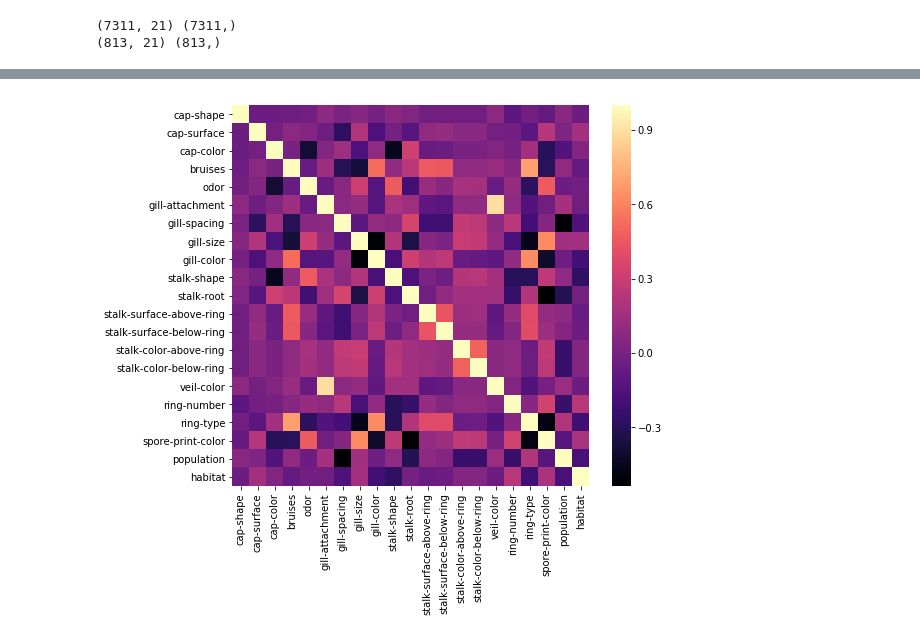
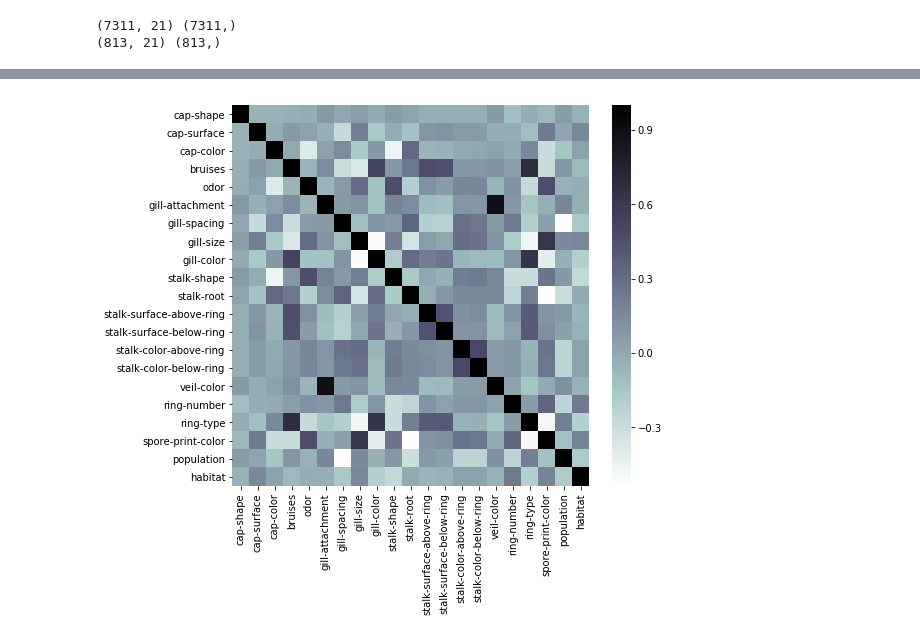
Before and after one commit to skaraoglu/LR-NB-Foundations, a Jupyter notebook: LogisticRegression&GaussianNaiveBayes.ipynb, the cells around one changed output, grey strips where cells are left out. Cells and saved outputs as stored; diff of their text form; code cells hidden in the pictures.

```diff
--- a/LogisticRegression&GaussianNaiveBayes.ipynb
+++ b/LogisticRegression&GaussianNaiveBayes.ipynb
@@ -208,7 +245,7 @@ print(X_test.shape, y_test.shape)
 # %%
 correlations = df.drop(columns=['class']).corr()
 plt.figure(figsize=(8,7))
-sns.heatmap(correlations,cmap='magma')
+sns.heatmap(correlations,cmap='bone_r',annot=False)
 plt.show()
 # %% [output]
-[figure, old version]
+[figure, new version]
```
Also changed, not shown: parts of 17 cells of this notebook.
